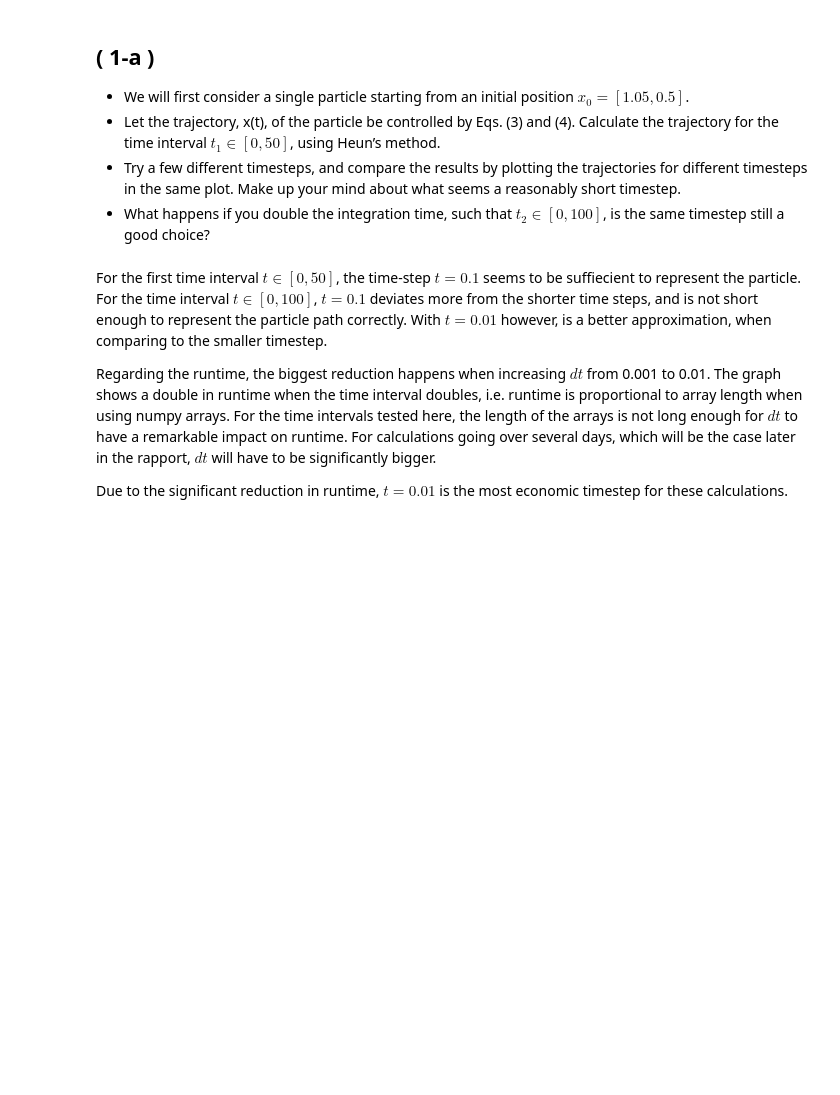
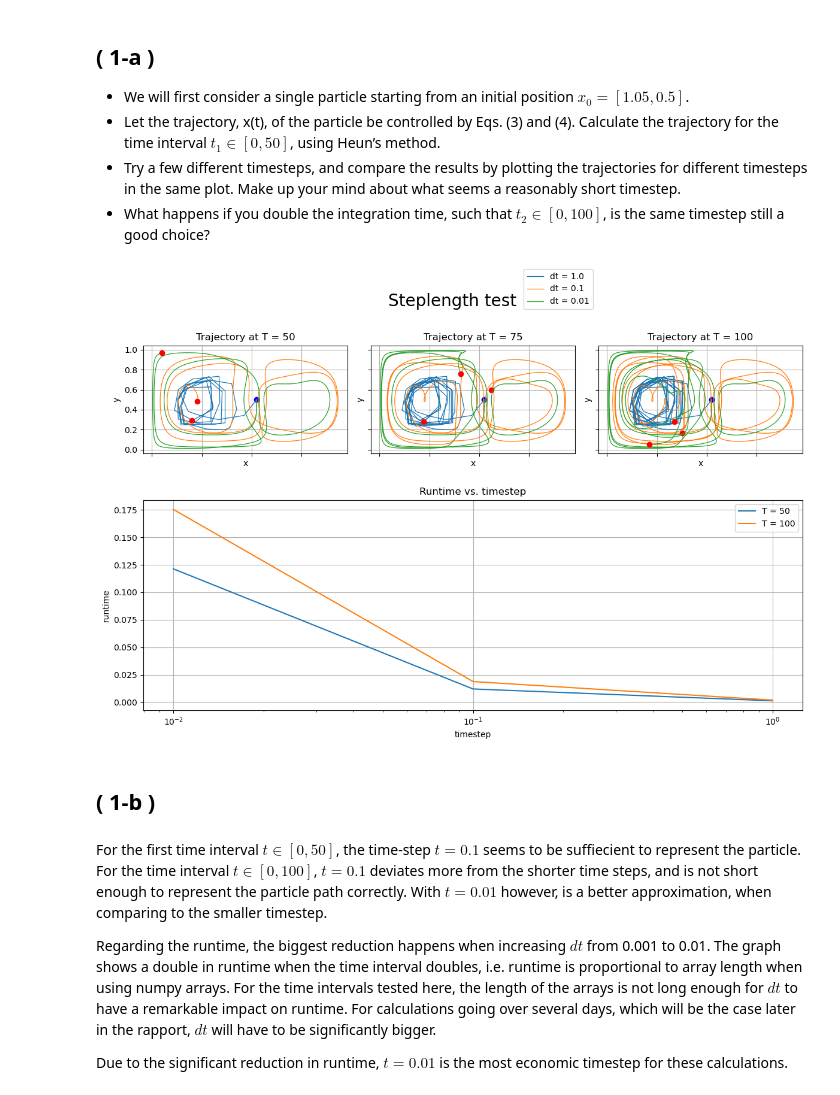
Before and after one commit to TrymSaether/Particle-transport-with-ocean-currents, a Jupyter notebook: eksempelkode.ipynb, the cells around one changed output. Drawn from its saved outputs; the diff is of its cells as text; code cells hidden in the pictures; blank space fills up the shorter version.

```diff
--- a/eksempelkode.ipynb
+++ b/eksempelkode.ipynb
@@ -108,3 +23,34 @@ plt.show()
+# %%
+scatter_final_parameters = {"s": 5}
+plot_parameters = {"alpha":1, "linewidth":0.9}
+
+X0 = np.array([[1.05], [0.50]])
+time_testvalues = np.array([50, 75, 100])
+dt_testvalues = np.array([1, 0.1, 0.01])
+
+fig, ax = plt.subplots(2, len(time_testvalues), figsize=(12, 8), sharex=True, sharey=True)
+ax[1, 0].remove()
+ax[1, 1].remove()
+ax[1, 2].remove()
+
+ax[0, :], time_array = run_steplength_test(ax[0, :], velocity, X0, time_testvalues=time_testvalues, stepsize_testvalues=dt_testvalues, **plot_parameters)
+bottom_ax = fig.add_subplot(212)
+bottom_ax.plot(dt_testvalues, time_array[0, :], label="T = 50")
+bottom_ax.plot(dt_testvalues, time_array[1, :], label="T = 100")
+bottom_ax.set_xscale("log")
+bottom_ax.set_title("Runtime vs. timestep")
+bottom_ax.set_xlabel("timestep")
+bottom_ax.set_ylabel("runtime")
+bottom_ax.grid()
+bottom_ax.legend()
+fig.suptitle("Steplength test", fontsize=20, y = 0.95, x=0.5)
+fig.legend(*ax[0, 0].get_legend_handles_labels(), loc=[0.6, 0.91])
+plt.tight_layout(rect=[0, 0, 1, 1.02])
+plt.show()
+# %% [output]
+[figure, added]
+# %% [markdown]
+## ( 1-b )
 # %% [markdown]
 For the first time interval $t \in [0, 50]$, the time-step $t = 0.1$ seems to be suffiecient to represent the particle.
 For the time interval $t \in [0, 100]$, $t = 0.1$ deviates more from the shorter time steps, and is not short enough to represent the particle path correctly. With $t = 0.01$ however, is a better approximation, when comparing to the smaller timestep.
```
Also changed, not shown: parts of 30 cells of this notebook, 3 other files.
